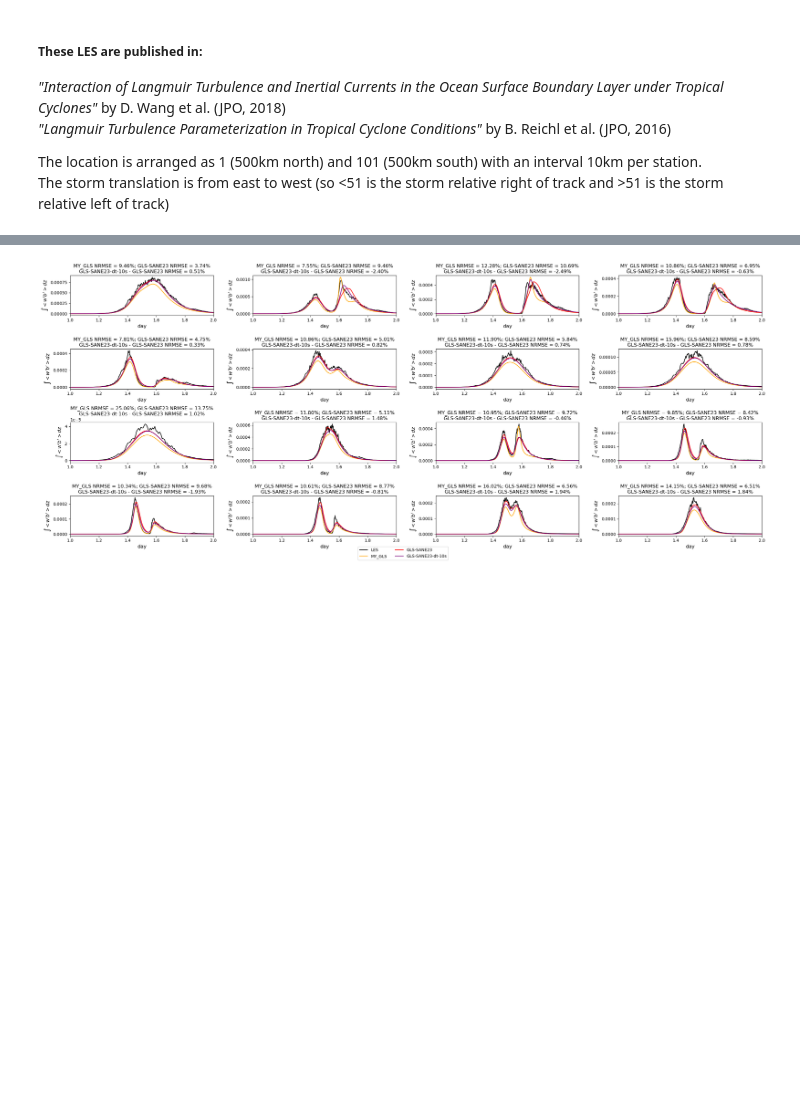
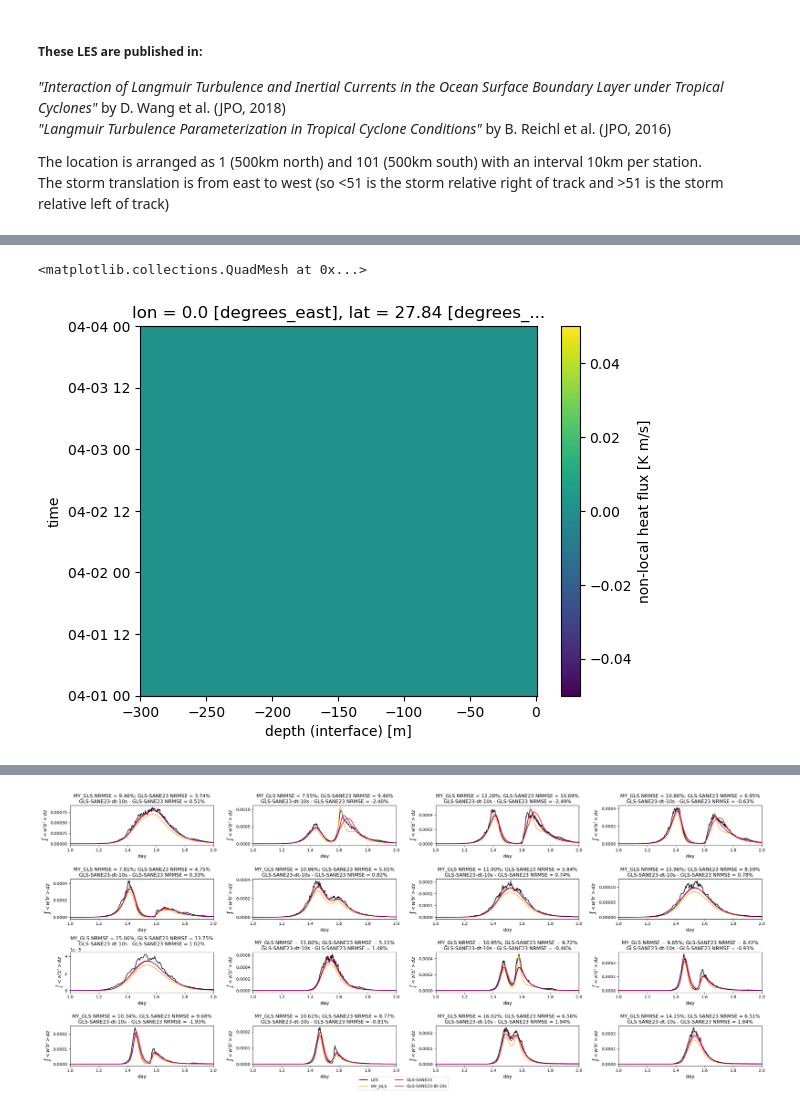
Before and after one commit to mrozowskamartaa/MOM6_SCM_Hurr, a Jupyter notebook: analysis/Compare_MOM_to_LES.ipynb, the cells around one changed output, grey strips where cells are left out. Drawn from its saved outputs; the diff is of its cells as text; code cells hidden in the pictures; blank space fills up the shorter version.

```diff
--- a/analysis/Compare_MOM_to_LES.ipynb
+++ b/analysis/Compare_MOM_to_LES.ipynb
@@ -174,0 +195,5 @@ test_ds_mom = mom_data_retreiver.retreive_data()
+# %%
+gotm_data_retreiver.output.gamh.plot()
+# %% [output]
+<matplotlib.collections.QuadMesh at 0x...>
+[figure, added]
```
Also changed, not shown: parts of 7 cells of this notebook, 1 other file.
